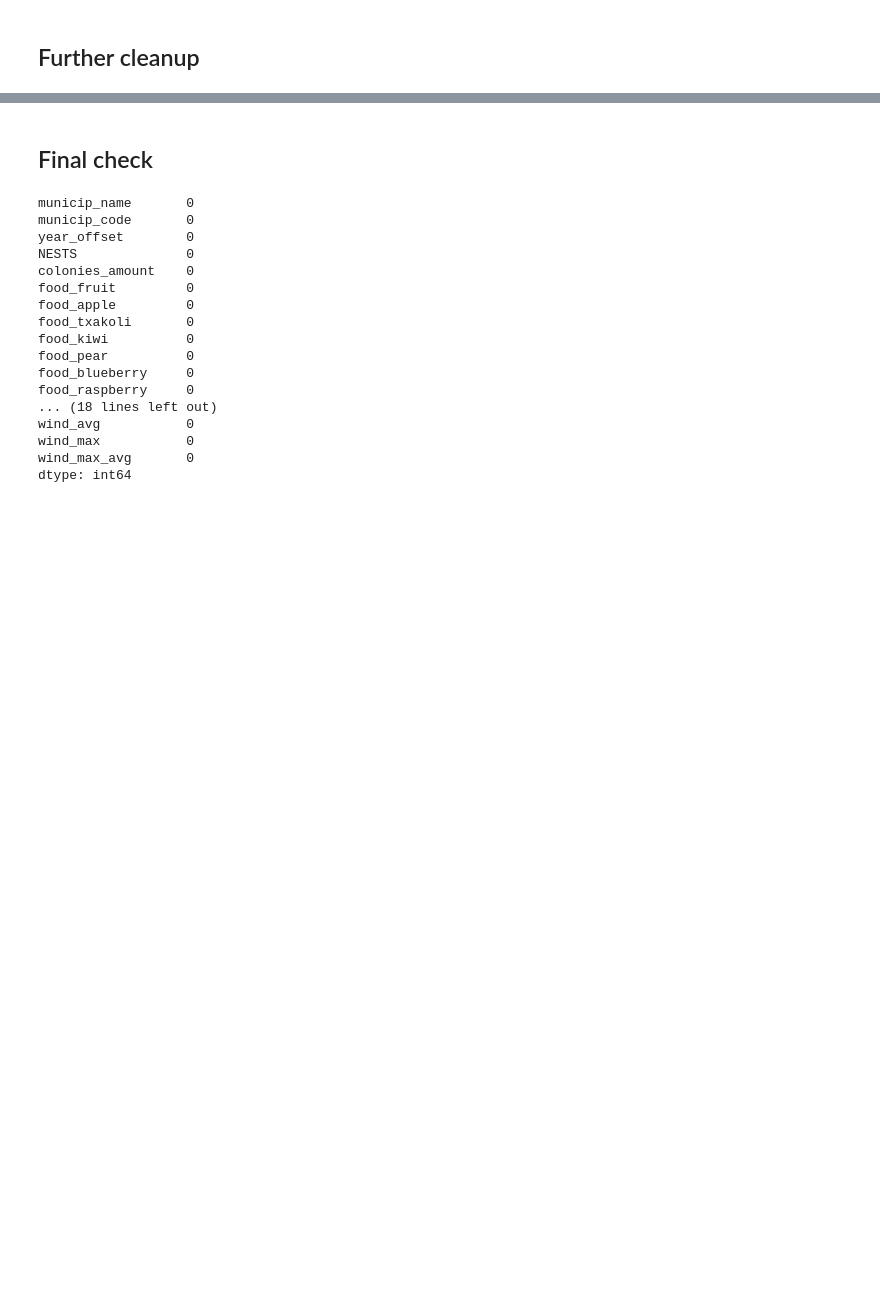
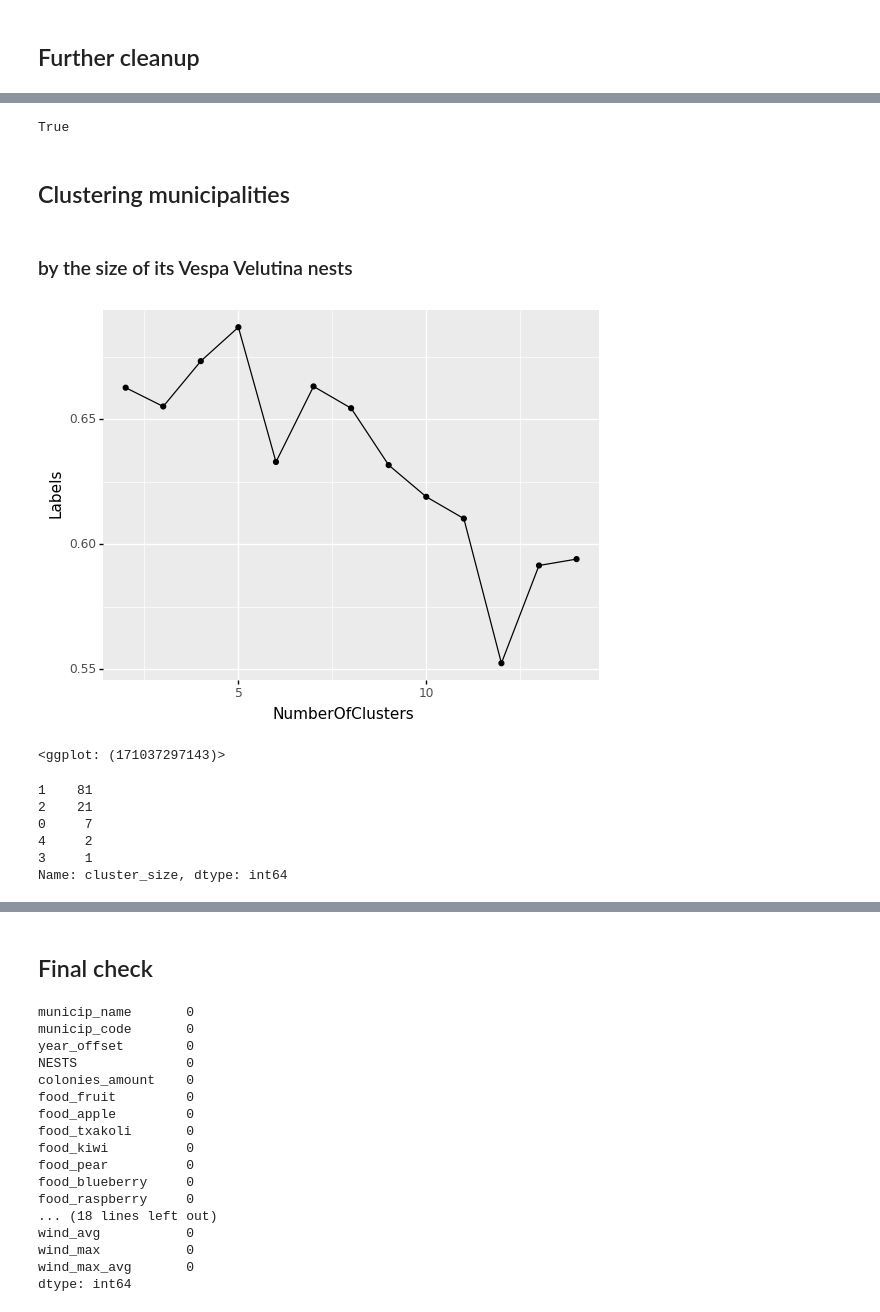
Before and after one commit to IEwaspbusters/KopuruVespaCompetitionIE, a Jupyter notebook: Competition_subs/2021-05-26_submit/Feeder_years/workerbee03_NESTS.ipynb, the cells around one changed output, grey strips where cells are left out. Cells and saved outputs as stored; diff of their text form; code cells hidden in the pictures; blank space fills up the shorter version.

```diff
--- a/Competition_subs/2021-05-26_submit/Feeder_years/workerbee03_NESTS.ipynb
+++ b/Competition_subs/2021-05-26_submit/Feeder_years/workerbee03_NESTS.ipynb
@@ -208,3 +334,0 @@ all_the_queens_wasps['NESTS'].sum()
-# %%
-# for all those "outer merge" rows with no associated year, set their NESTS to zero
-all_the_queens_wasps.loc[all_the_queens_wasps.year == 'no registers', ['NESTS']] = 0
@@ -215,4 +334,0 @@ all_the_queens_wasps['NESTS'].sum()
-# %%
-# grouping by 'year_offset' and making the former 'year' variable dissappear
-all_the_queens_wasps = all_the_queens_wasps.loc[:, ['NESTS', 'municip_name', 'municip_code', 'year_offset']]\
-.groupby(by =['municip_name', 'municip_code', 'year_offset'], as_index = False).sum()
@@ -394,0 +513,17 @@ Index(['municip_name', 'municip_code', 'year_offset', 'NESTS',
+# %%
+all_the_queens_wasps_PREDICT.NESTS.sum() == 0
+# %% [output]
+True
+# %% [markdown]
+## Clustering municipalities
+# %% [markdown]
+### by the size of its Vespa Velutina nests
+# %%
+sizeMatters = all_the_queens_wasps_TRAIN.loc[:, ['municip_code', 'fv_size_small', 'fv_size_mid', 'fv_size_large']].groupby(by='municip_code', as_index=True).mean()
+# %%
+sizeSilhouette = silueta(15, sizeMatters)
+# %%
+ggplot(aes(x='NumberOfClusters', y='Labels'), sizeSilhouette) + geom_line() + geom_point()
+# %% [output]
+[figure, added]
+<ggplot: (171037297143)>
@@ -394,0 +535,10 @@ Index(['municip_name', 'municip_code', 'year_offset', 'NESTS',
+# %%
+sizeClusters['cluster_size'].reset_index()
+sizeClusters['cluster_size'].value_counts()
+# %% [output]
+1    81
+2    21
+0     7
+4     2
+3     1
+Name: cluster_size, dtype: int64
```
Also changed, not shown: parts of 95 cells of this notebook, 1 other file.
